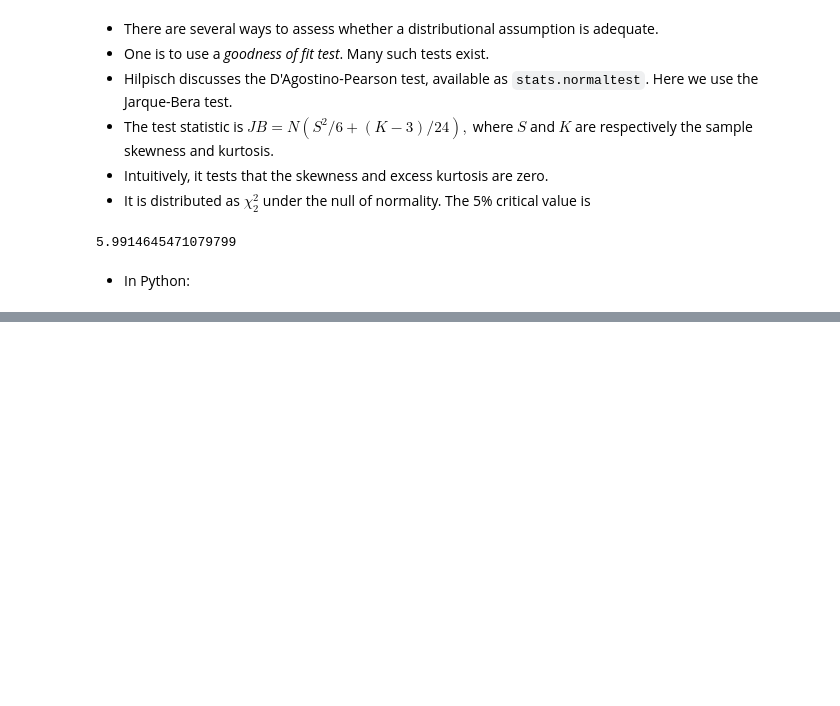
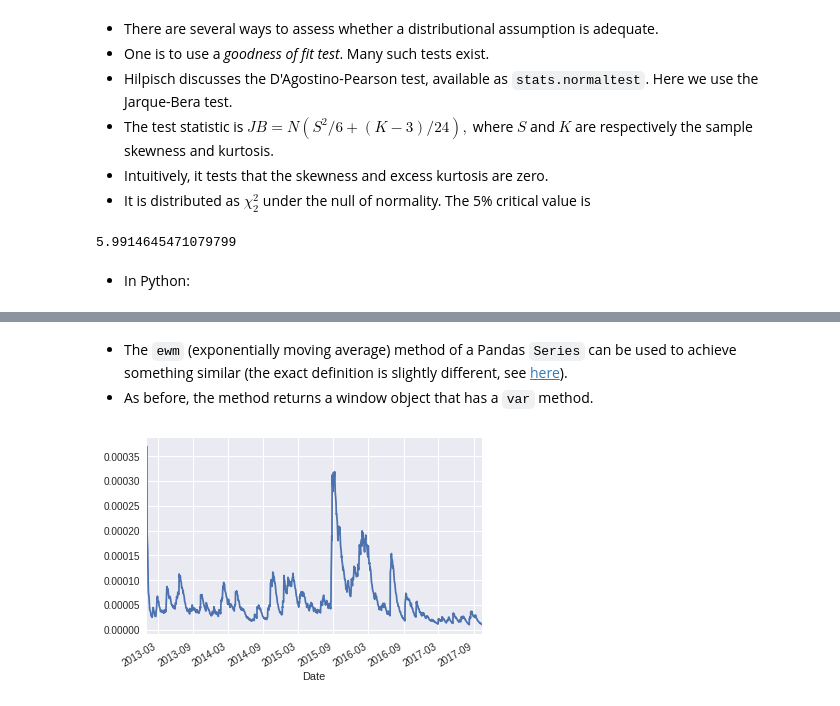
Before and after one commit to s-broda/ComputationalFinance, a Jupyter notebook: slides/week3.ipynb, the cells around one changed output, grey strips where cells are left out. Saved outputs shown, nothing was run; the diff lists cells and outputs as text; code cells hidden in the pictures; blank space fills up the shorter version.

```diff
--- a/slides/week3.ipynb
+++ b/slides/week3.ipynb
@@ -279,0 +316,8 @@ sig.plot();
+# %% [markdown]
+* The `ewm` (exponentially moving average) method of a Pandas `Series` can be used to achieve something similar (the exact definition is slightly different, see [here](http://pandas.pydata.org/pandas-docs/stable/computation.html#exponentially-weighted-windows)).
+* As before, the method returns a window object that has a  `var` method.
+# %%
+sig2_ewma=r.ewm(alpha=0.06).var() #alpha=(1-lambda)
+sig2_ewma.plot();
+# %% [output]
+[figure, added]
```
Also changed, not shown: parts of 30 cells of this notebook, 9 other files.
